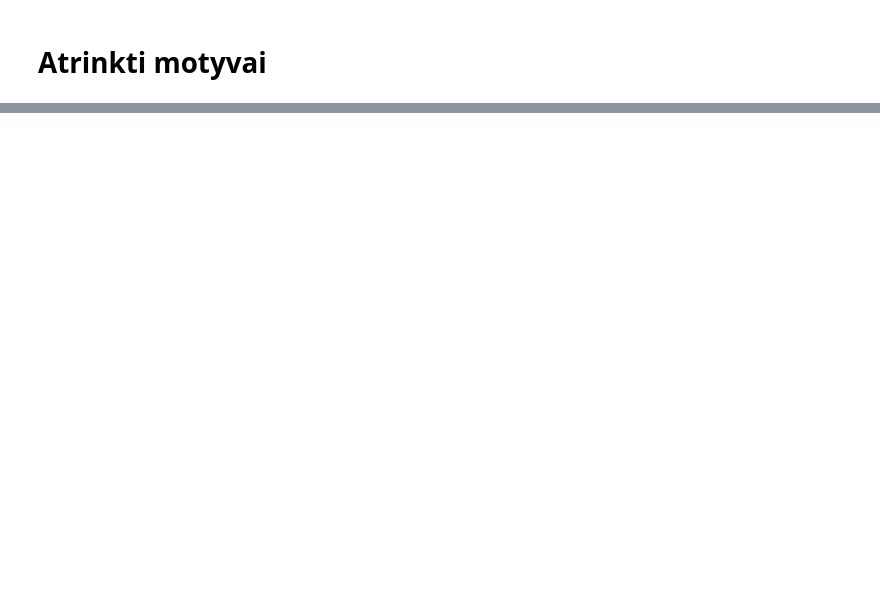
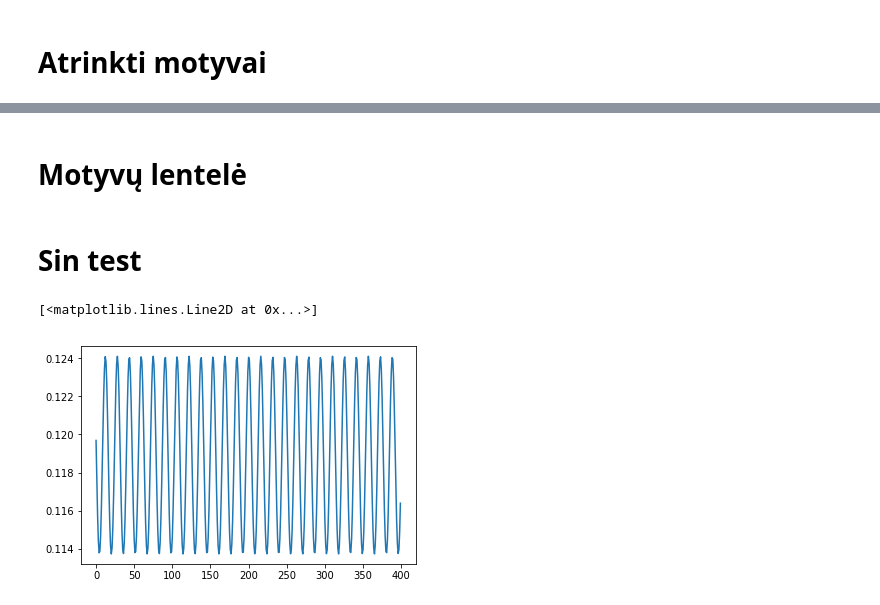
Before and after one commit to alpha358/audio_motif_search, a Jupyter notebook: analyse_two_series.ipynb, the cells around one changed output, grey strips where cells are left out. Drawn from its saved outputs; the diff is of its cells as text; code cells hidden in the pictures; blank space fills up the shorter version.

```diff
--- a/analyse_two_series.ipynb
+++ b/analyse_two_series.ipynb
@@ -147,3 +143,17 @@ play_motifs(idx_1, idx_2, motif_len, samplesA, samplesB)
 # %% [output]
 [interactive output not drawn]
 [interactive output not drawn]
+# %% [markdown]
+# Motyvų lentelė
+# %% [markdown]
+# Sin test
+# %%
+x = np.linspace(0, 100, 500)
+y = np.sin(x)
+# %%
+m_profile, m_idx = get_m_profile(y,y,100)
+# %%
+plt.plot(m_profile)
+# %% [output]
+[<matplotlib.lines.Line2D at 0x...>]
+[figure, added]
```
Also changed, not shown: parts of 13 cells of this notebook, 1 other file.
